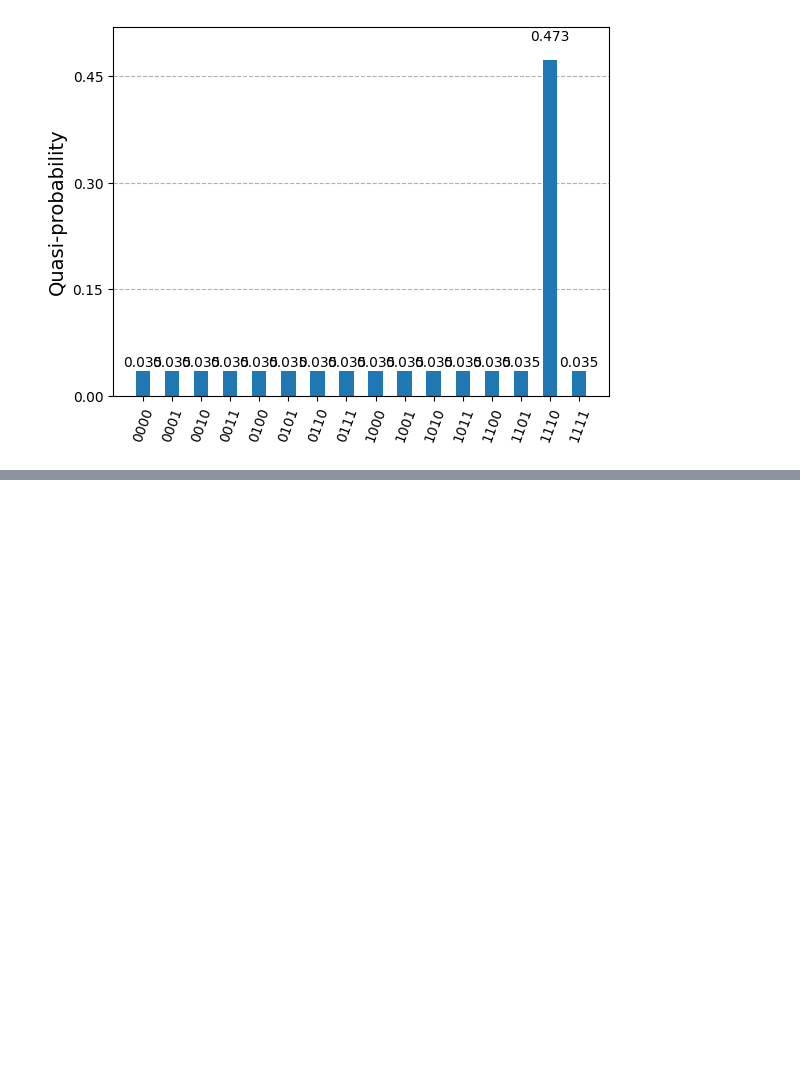
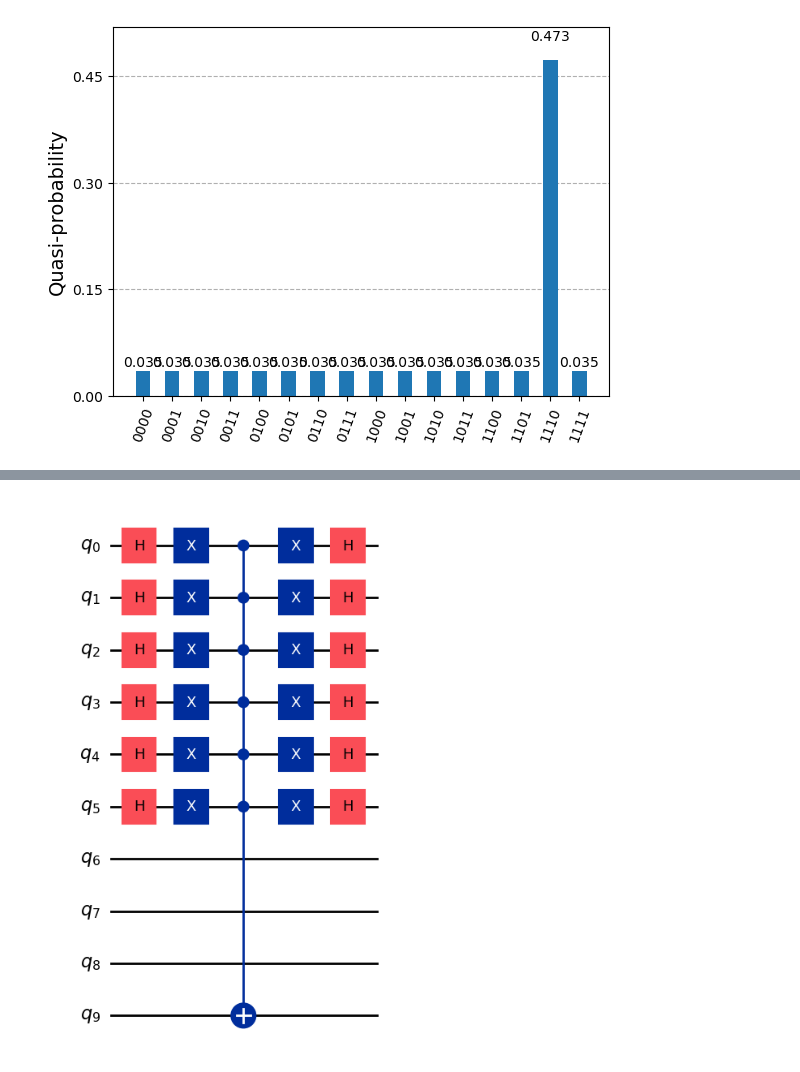
Before and after one commit to skingham/londonmet_quantum_tutorials, a Jupyter notebook: notebooks/week_3-grover.ipynb, the cells around one changed output, grey strips where cells are left out. Saved outputs shown, nothing was run; the diff lists cells and outputs as text; code cells hidden in the pictures; blank space fills up the shorter version.

```diff
--- a/notebooks/week_3-grover.ipynb
+++ b/notebooks/week_3-grover.ipynb
@@ -467,0 +495,12 @@ except MissingOptionalLibraryError as ex:
+# %%
+c = QuantumCircuit(10)
+for i in range(6):
+    c.h(i)
+    c.x(i)
+c.mcx([0,1,2,3,4,5],9)
+for i in range(6):
+    c.x(i)
+    c.h(i)
+c.draw("mpl")
+# %% [output]
+[figure, added]
```
Also changed, not shown: parts of 7 cells of this notebook, 1 other file.
